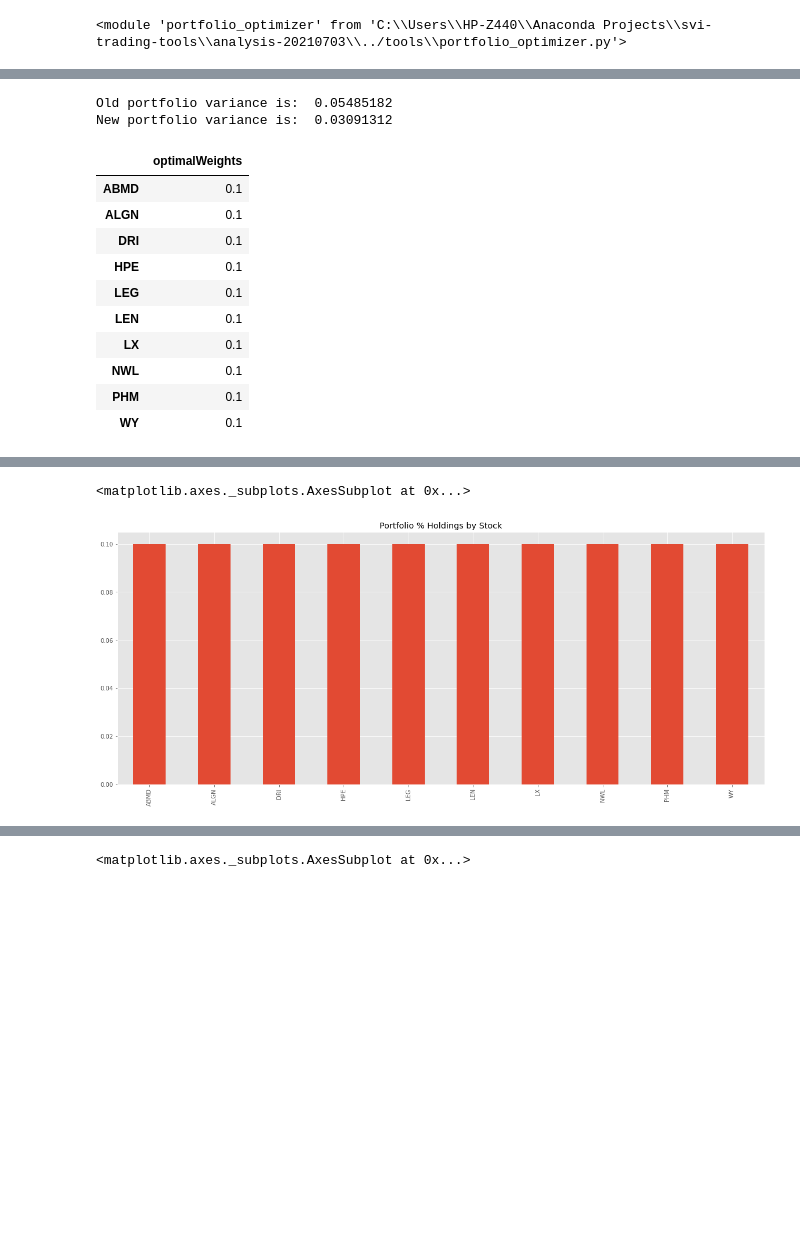
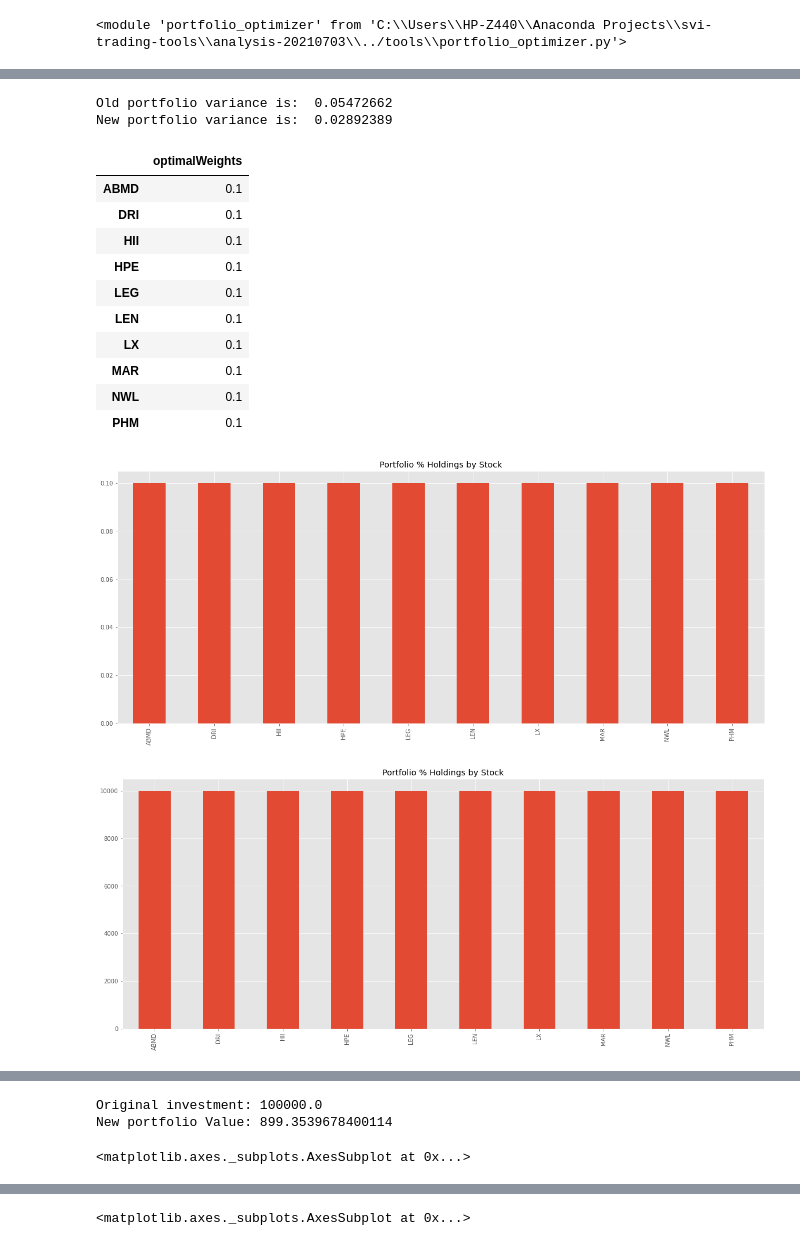
Before and after one commit to nmaiorana/svi-trading-tools, a Jupyter notebook: analysis-20210703/stage_4a_optimal_weights_sample.ipynb, the cells around one changed output, grey strips where cells are left out. Saved outputs shown, nothing was run; the diff lists cells and outputs as text; code cells hidden in the pictures; blank space fills up the shorter version.

```diff
--- a/analysis-20210703/stage_4a_optimal_weights_sample.ipynb
+++ b/analysis-20210703/stage_4a_optimal_weights_sample.ipynb
@@ -158,26 +175,40 @@ holding_weights = utils.get_portfolio_weights(holdings).squeeze()
 # %%
-opt_date = list(daily_betas.keys())[0]
-risk_model = daily_betas[opt_date]
+opt_date = delayed_returns.index[0]
+risk_model = daily_betas[opt_date.strftime('%m/%d/%Y')]
 alpha_vector = pd.DataFrame(alpha_vectors.loc[opt_date])
+est_return = delayed_returns.loc[opt_date]
 # %%
 optimal_weights = OptimalHoldings(risk_cap=0.05,weights_max=0.10, weights_min=0.0).find(alpha_vector, risk_model.factor_betas_, risk_model.factor_cov_matrix_, risk_model.idiosyncratic_var_vector_)
 # %%
 print(f'Old portfolio variance is:  {risk_model.compute_portfolio_variance(holding_weights.values):.8f}')
 print(f'New portfolio variance is:  {risk_model.compute_portfolio_variance(optimal_weights):.8f}')
 long_weights = optimal_weights[(100 * optimal_weights['optimalWeights']).round() > 0]
 display(long_weights)
 long_weights.plot.bar(legend=None, title='Portfolio % Holdings by Stock')
+plt.show()
+investment_amount = 100000
+long_holdings = (long_weights['optimalWeights'] * investment_amount).round(0)
+long_holdings.plot.bar(legend=None, title='Portfolio % Holdings by Stock')
+plt.show()
+new_holdings = long_holdings * est_return[long_holdings.index]
+new_holdings.plot.bar(legend=None, title='Estimated Returns')
+plt.show()
+print(f'Original investment: {long_holdings.sum()}')
+print(f'New portfolio Value: {new_holdings.sum()}')
+est_return[long_weights.index.to_list()].plot()
 # %% [output]
-Old portfolio variance is:  0.05485182
-New portfolio variance is:  0.03091312
+Old portfolio variance is:  0.05472662
+New portfolio variance is:  0.02892389
 |  | optimalWeights |
 | ABMD | 0.1 |
-| ALGN | 0.1 |
 | DRI | 0.1 |
+| HII | 0.1 |
 | HPE | 0.1 |
 | LEG | 0.1 |
 | LEN | 0.1 |
 | LX | 0.1 |
+| MAR | 0.1 |
 | NWL | 0.1 |
 | PHM | 0.1 |
-| WY | 0.1 |
+[figure]
+[figure, added]
@@ -184,2 +216,3 @@ New portfolio variance is:  0.03091312
-<matplotlib.axes._subplots.AxesSubplot at 0x...>
+Original investment: 100000.0
+New portfolio Value: 899.3539678400114
-[figure]
+<matplotlib.axes._subplots.AxesSubplot at 0x...>
```
Also changed, not shown: parts of 2 cells of this notebook.
